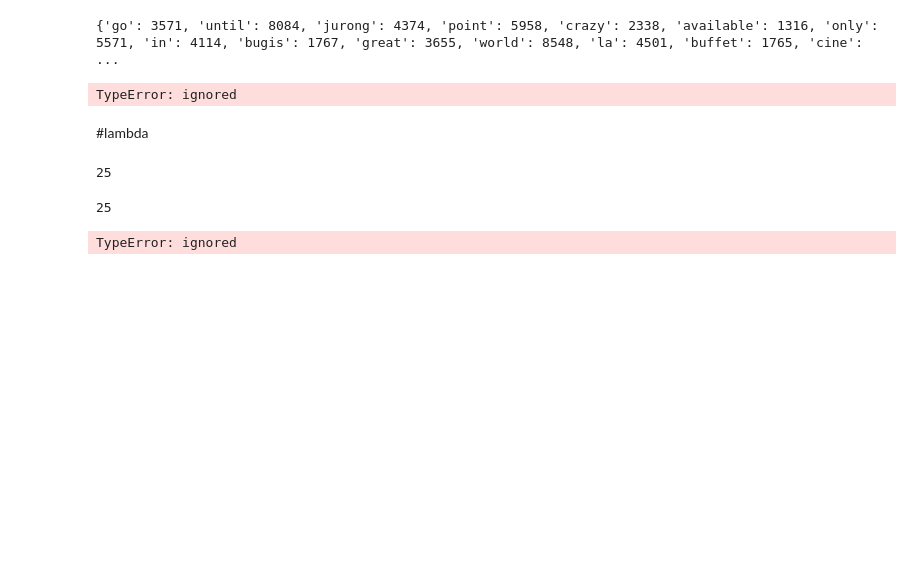
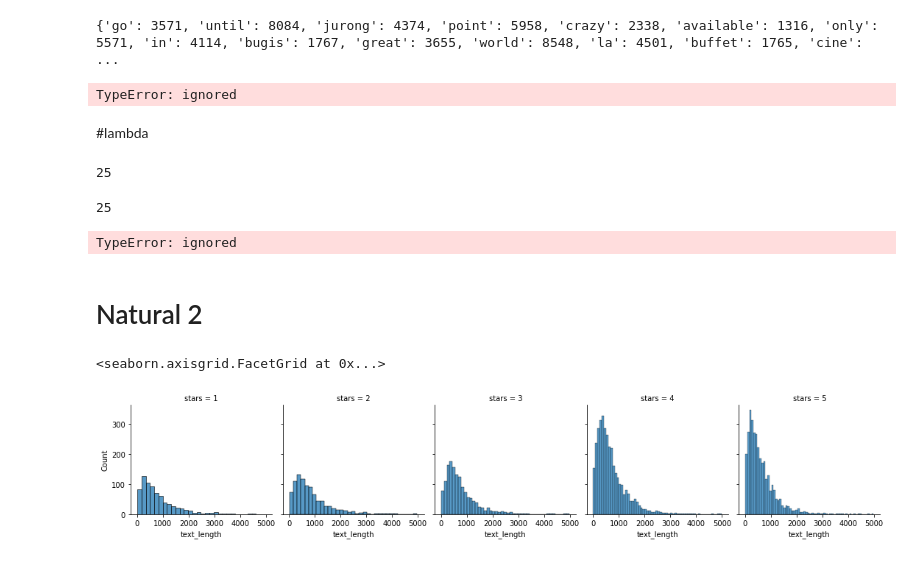
Before and after one commit to kozz84/Udemy, a Jupyter notebook: intro.ipynb, the cells around one changed output. Saved outputs shown, nothing was run; the diff lists cells and outputs as text; code cells hidden in the pictures; blank space fills up the shorter version.

```diff
--- a/intro.ipynb
+++ b/intro.ipynb
@@ -1236,3 +1236,5 @@ square2(5)
 lambda num:num**2
 # %% [output]
 TypeError: ignored
+# %% [markdown]
+# Natural 2
@@ -1238,0 +1246,4 @@ TypeError: ignored
+# %%
+df = pd.read_csv('/content/drive/MyDrive/Python Data/yelp.csv')
+# %%
+df['text_length'] = df['text'].apply(len)
@@ -1238,0 +1252,6 @@ TypeError: ignored
+# %%
+g = sns.FacetGrid(df, col="stars")
+g.map(sns.histplot, "text_length")
+# %% [output]
+<seaborn.axisgrid.FacetGrid at 0x...>
+[figure, added]
```
Also changed, not shown: parts of 27 cells of this notebook.
